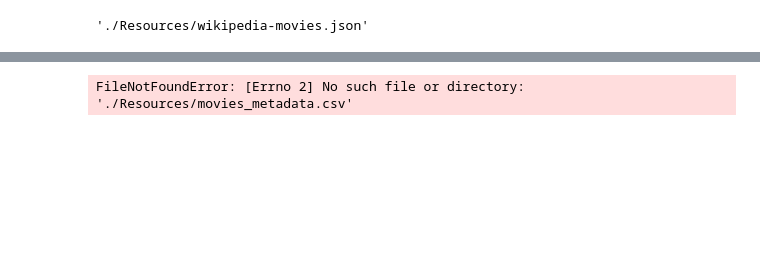
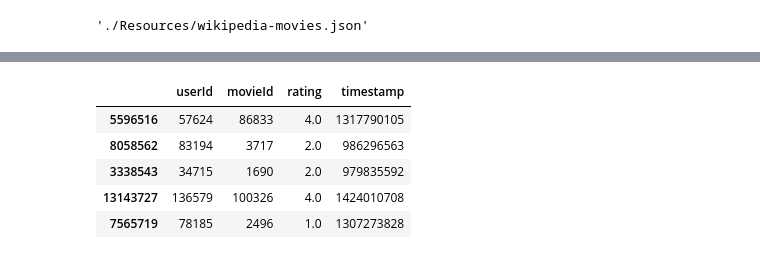
Before and after one commit to olesyapro888/Movies_ETL_pipeline_Python_Regular_expressions_SQL, a Jupyter notebook: Extract Movies.ipynb, the cells around one changed output, grey strips where cells are left out. Saved outputs shown, nothing was run; the diff lists cells and outputs as text; code cells hidden in the pictures; blank space fills up the shorter version.

```diff
--- a/Extract Movies.ipynb
+++ b/Extract Movies.ipynb
@@ -32,7 +62,11 @@ NameError: name 'wiki_movies_raw' is not defined
 # %%
 # Kaggle data is already in flat-file formats, we'll just pull them into Pandas DataFrames
 kaggle_metadata = pd.read_csv(f'{file_dir}movies_metadata.csv', low_memory=False)
-ratings = pd.read_csv(f'{file_dir}ratings.csv')
-ratings.sample(n=5)
+ratings = pd.read_csv(f'{file_dir}ratings.csv')ratings.sample(n=5)
 # %% [output]
-FileNotFoundError: [Errno 2] No such file or directory: './Resources/movies_metadata.csv'
+|  | userId | movieId | rating | timestamp |
+| 5596516 | 57624 | 86833 | 4.0 | 1317790105 |
+| 8058562 | 83194 | 3717 | 2.0 | 986296563 |
+| 3338543 | 34715 | 1690 | 2.0 | 979835592 |
+| 13143727 | 136579 | 100326 | 4.0 | 1424010708 |
+| 7565719 | 78185 | 2496 | 1.0 | 1307273828 |
```
Also changed, not shown: parts of 16 cells of this notebook, 1 other file.
